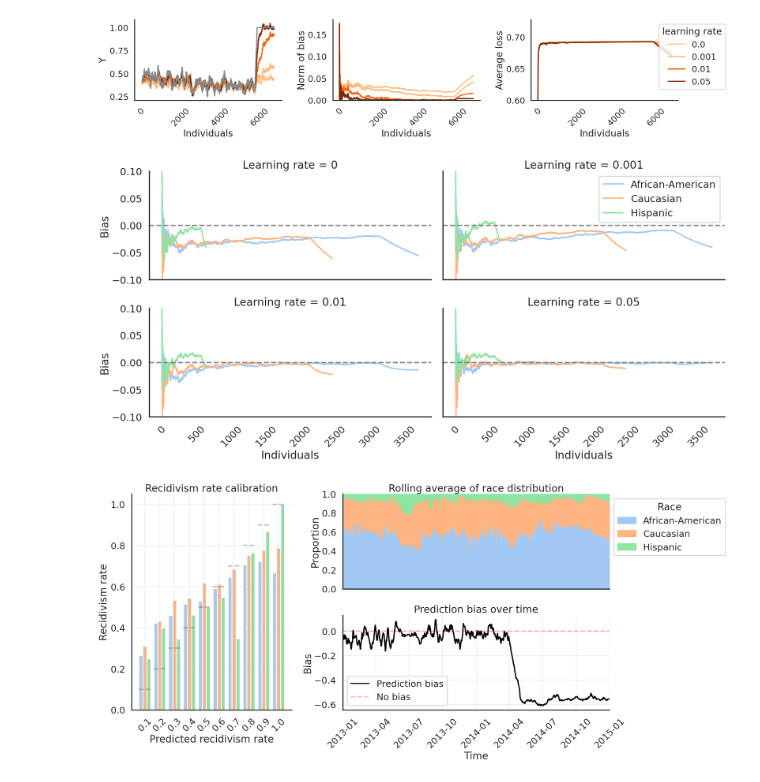
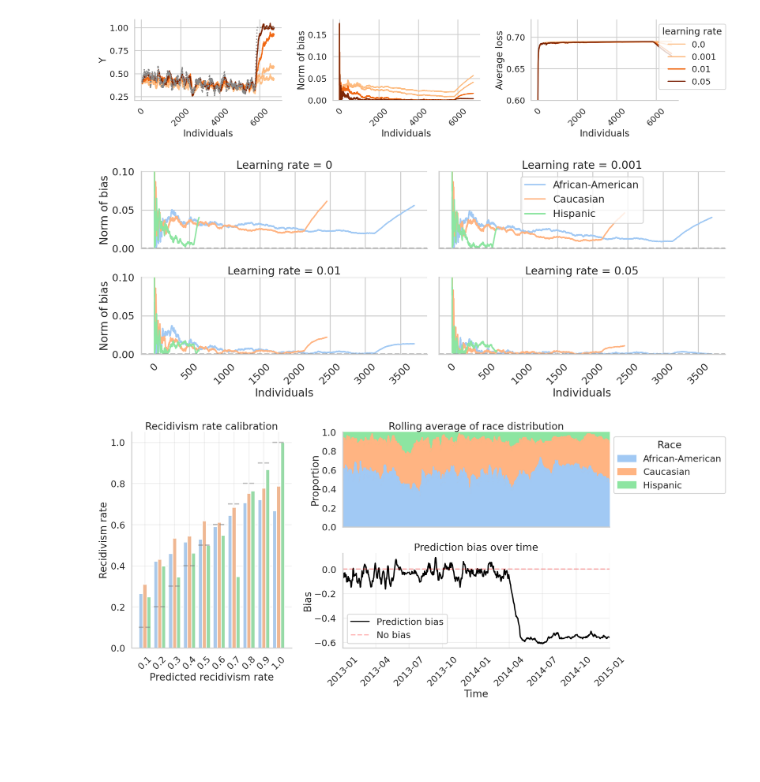
Before and after one commit to aangelopoulos/gradient-equilibrium, a Jupyter notebook: compas/debias.ipynb, the cells around one changed output. Drawn from its saved outputs; the diff is of its cells as text; code cells hidden in the pictures; blank space fills up the shorter version.

Commit message:
[new plots]

```diff
--- a/compas/debias.ipynb
+++ b/compas/debias.ipynb
@@ -119,7 +119,7 @@ os.makedirs('.cache/', exist_ok=True)
 combined_df.to_pickle('.cache/debias.pkl')
 # %%
 # Set styling
-sns.set_style("white")
+sns.set_style("whitegrid")
 sns.set_context("poster")
 sns.set_palette("pastel")
 
@@ -161,7 +161,7 @@ true_df['y_rolling'] = true_df['y'].rolling(window=window_size, center=True).mea
 sns.lineplot(ax=axs[0], data=true_df,
             x="count", y="y_rolling", color="#888888",
             estimator=None, n_boot=0, label="True Values",
-            zorder=10)  # Higher zorder ensures it's drawn on top
+            linestyle=":", zorder=10)  # Higher zorder ensures it's drawn on top
 
 axs[0].set_ylabel("Y")
 _lp.get_legend().remove()
@@ -196,39 +196,39 @@ plt.savefig('plots/debias/series.pdf')
 plt.show()
 
 # Plot 2: Bias Analysis (unchanged)
-fig, axs = plt.subplots(nrows=2, ncols=2, figsize=(20, 10),
+fig, axs = plt.subplots(nrows=2, ncols=2, figsize=(20, 8),
                        sharey=True, sharex=True)
 axs = axs.flatten()
 
 for i, lr in enumerate(lrs):
     df_subset = combined_df[combined_df.lr == lr]
     for race_group in order:
         race_data = df_subset[df_subset.race == race_group]
         gradients = np.array(race_data.gradient.to_list())
         time = np.arange(len(gradients))+1
         average_gradient = gradients.cumsum(axis=0)/time[:,None]
 
-        sns.lineplot(ax=axs[i], x=time, y=average_gradient[:,0],
+        sns.lineplot(ax=axs[i], x=time, y=np.abs(average_gradient[:,0]),
                     label=race_group, estimator=None, n_boot=0)
         if (i != 1):
             axs[i].get_legend().remove()
 
     axs[i].axhline(y=0, color='#888888', linestyle='--')
     axs[i].set_title(f'Learning rate = {lr}')
     axs[i].set_xlabel("Individuals")
     if i % 2 == 0:
-        axs[i].set_ylabel("Bias")
+        axs[i].set_ylabel("Norm of bias")
     for tick in axs[i].get_xticklabels():
         tick.set_rotation(45)
 
-plt.ylim([-0.1, 0.1])
+plt.ylim([0, 0.1])
 sns.despine(top=True, right=True)
 plt.tight_layout()
 plt.savefig('plots/debias/bias.pdf')
 plt.show()
 # %% [output]
-[figure, old version]
+[figure, new version]
-[figure, old version]
+[figure, new version]
 # %%
 # Create indicators for each race category
 indicators = [(combined_df[combined_df.lr == 0].race == o).astype(float) for o in order]
@@ -312,4 +312,4 @@ plt.tight_layout()
 plt.savefig('./plots/debias/compas_statistics.pdf')
 plt.show()
 # %% [output]
-[figure, old version]
+[figure, new version]
```
Also changed, not shown: 19 other files.
